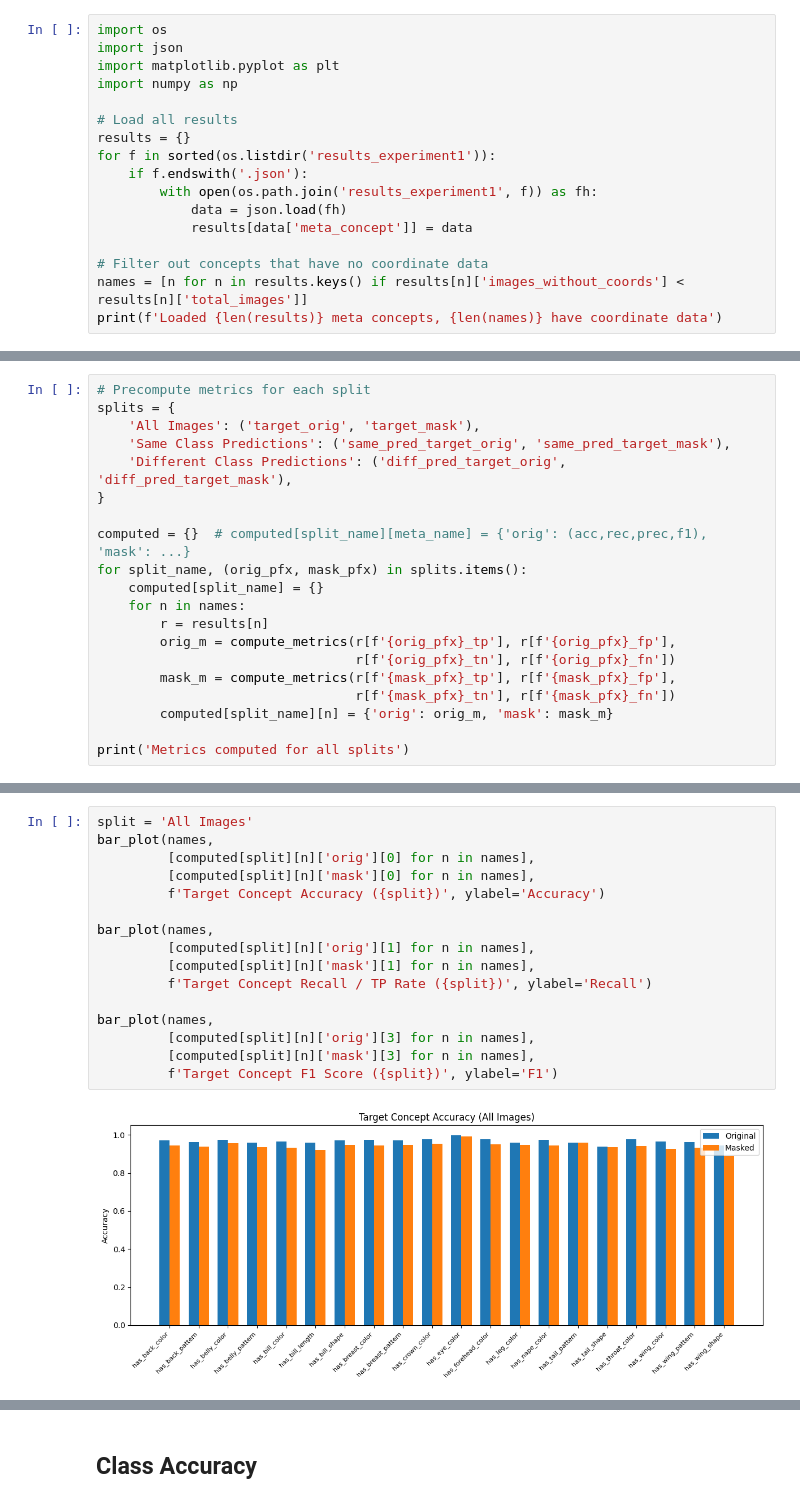
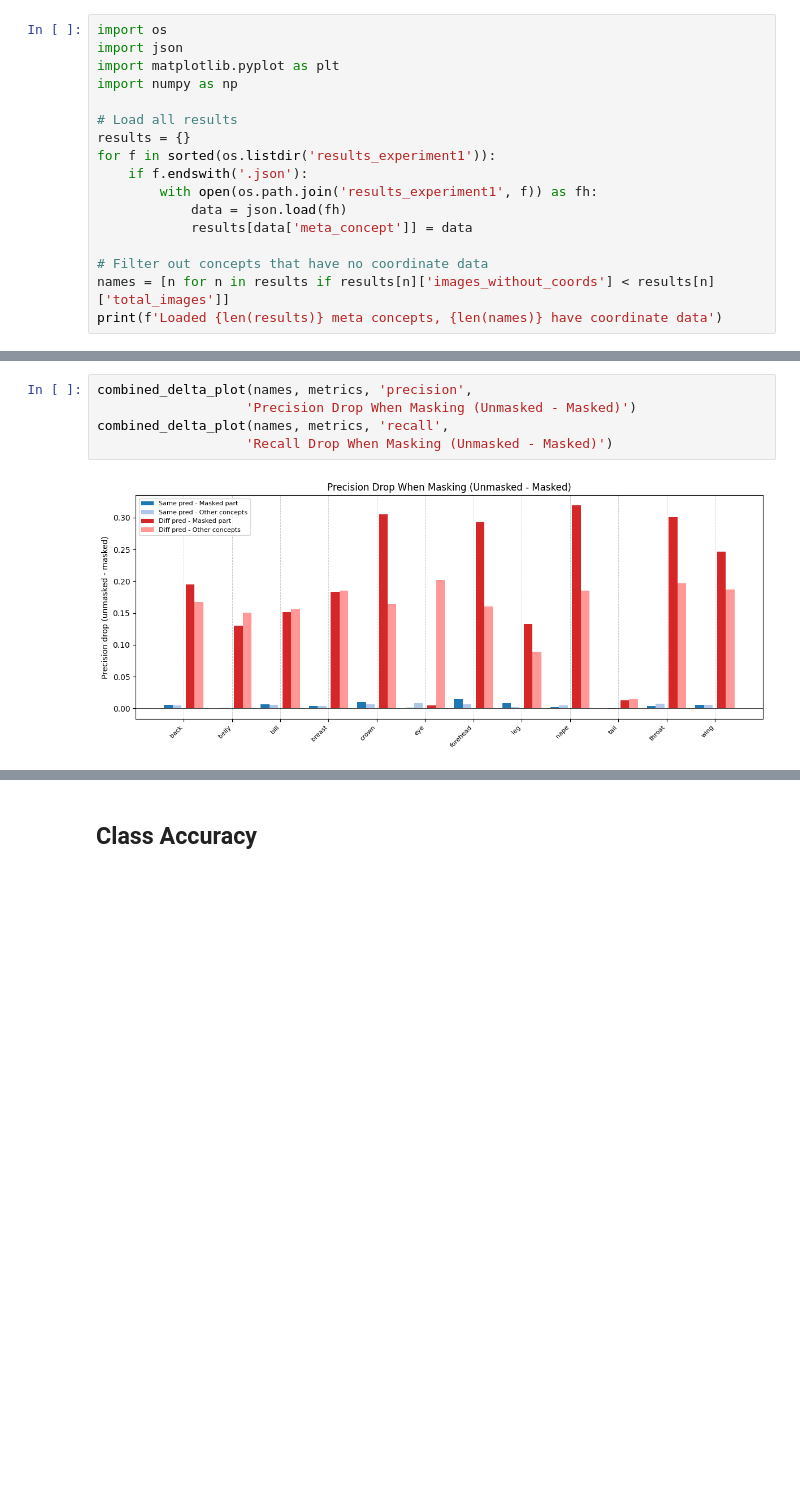
Before and after one commit to AndreasRaaskov/WhyCBMsFails, a Jupyter notebook: visualize_experiment1.ipynb, the cells around one changed output, grey strips where cells are left out. Saved outputs shown, nothing was run; the diff lists cells and outputs as text; blank space fills up the shorter version.

```diff
--- a/visualize_experiment1.ipynb
+++ b/visualize_experiment1.ipynb
@@ -13,6 +13,6 @@ for f in sorted(os.listdir('results_experiment1')):
             results[data['meta_concept']] = data
 
 # Filter out concepts that have no coordinate data
-names = [n for n in results.keys() if results[n]['images_without_coords'] < results[n]['total_images']]
+names = [n for n in results if results[n]['images_without_coords'] < results[n]['total_images']]
 print(f'Loaded {len(results)} meta concepts, {len(names)} have coordinate data')
 # %% [output]
@@ -45,20 +48,0 @@ def bar_plot(names, orig, masked, title, ylabel='Value'):
-# %%
-# Precompute metrics for each split
-splits = {
-    'All Images': ('target_orig', 'target_mask'),
-    'Same Class Predictions': ('same_pred_target_orig', 'same_pred_target_mask'),
-    'Different Class Predictions': ('diff_pred_target_orig', 'diff_pred_target_mask'),
-}
-
-computed = {}  # computed[split_name][meta_name] = {'orig': (acc,rec,prec,f1), 'mask': ...}
-for split_name, (orig_pfx, mask_pfx) in splits.items():
-    computed[split_name] = {}
-    for n in names:
-        r = results[n]
-        orig_m = compute_metrics(r[f'{orig_pfx}_tp'], r[f'{orig_pfx}_fp'],
-                                 r[f'{orig_pfx}_tn'], r[f'{orig_pfx}_fn'])
-        mask_m = compute_metrics(r[f'{mask_pfx}_tp'], r[f'{mask_pfx}_fp'],
-                                 r[f'{mask_pfx}_tn'], r[f'{mask_pfx}_fn'])
-        computed[split_name][n] = {'orig': orig_m, 'mask': mask_m}
-
-print('Metrics computed for all splits')
@@ -69,18 +99,7 @@ Metrics computed for all splits
 # %%
-split = 'All Images'
-bar_plot(names,
-         [computed[split][n]['orig'][0] for n in names],
-         [computed[split][n]['mask'][0] for n in names],
-         f'Target Concept Accuracy ({split})', ylabel='Accuracy')
-
-bar_plot(names,
-         [computed[split][n]['orig'][1] for n in names],
-         [computed[split][n]['mask'][1] for n in names],
-         f'Target Concept Recall / TP Rate ({split})', ylabel='Recall')
-
-bar_plot(names,
-         [computed[split][n]['orig'][3] for n in names],
-         [computed[split][n]['mask'][3] for n in names],
-         f'Target Concept F1 Score ({split})', ylabel='F1')
+combined_delta_plot(names, metrics, 'precision',
+                   'Precision Drop When Masking (Unmasked - Masked)')
+combined_delta_plot(names, metrics, 'recall',
+                   'Recall Drop When Masking (Unmasked - Masked)')
 # %% [output]
-[figure, old version]
+[figure, new version]
```
Also changed, not shown: parts of 21 cells of this notebook, 44 other files.
